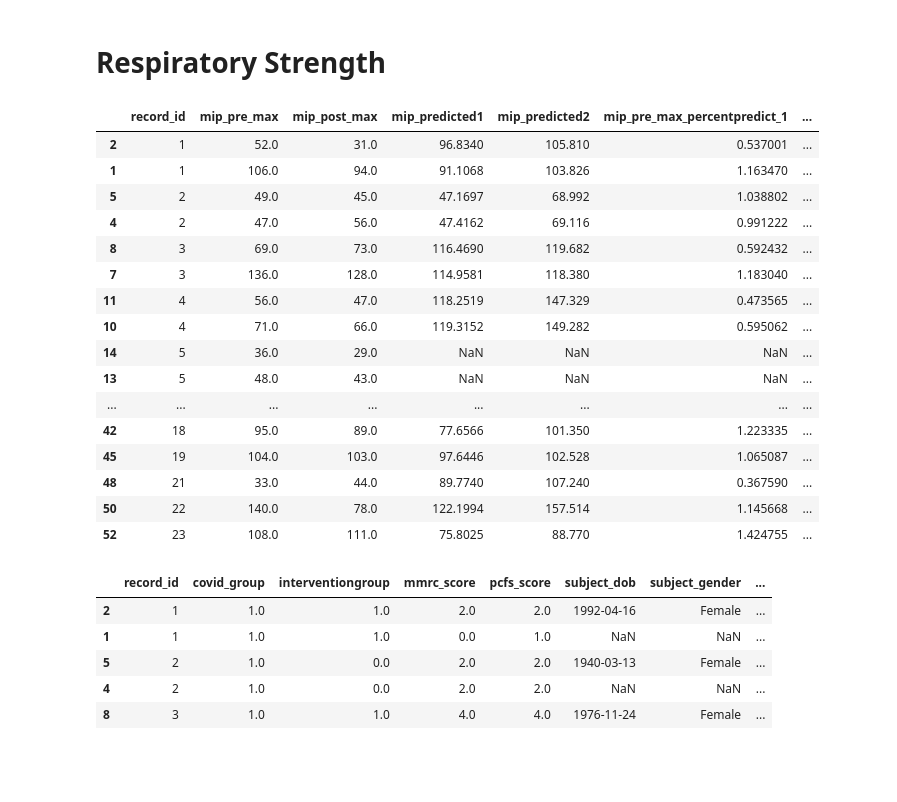
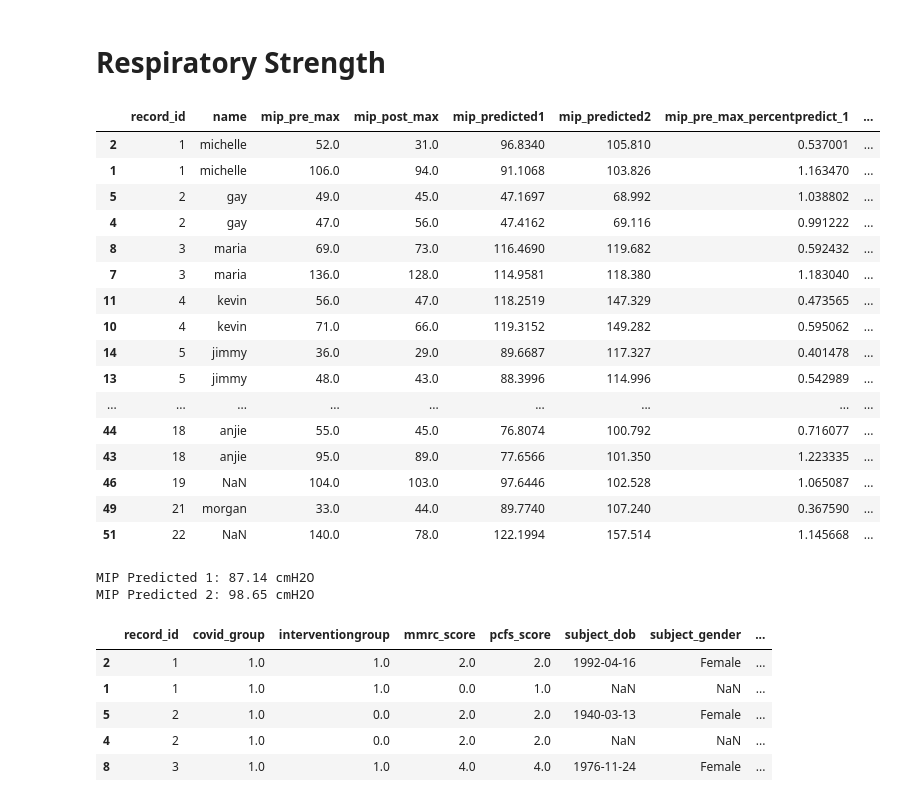
Before and after one commit to orthopedics20/longcovid, a Jupyter notebook: data-cleaning.ipynb, the cells around one changed output. Drawn from its saved outputs; the diff is of its cells as text; code cells hidden in the pictures; blank space fills up the shorter version.

```diff
--- a/data-cleaning.ipynb
+++ b/data-cleaning.ipynb
@@ -57,9 +57,14 @@ manual_interventiongroup = {
 }
 redcap['interventiongroup'] = redcap['record_id'].map(manual_interventiongroup).combine_first(redcap['interventiongroup'])
 
-# Temporarily set Covid_group = 1 for record_id 7
-redcap.loc[redcap['record_id'] == 7, 'covid_group'] = 1
-# NOTE: Remember to delete this after next RedCap download (FIX THIS)
+# Add the name mapping (from your previous request)
+name_mapping = {
+    1: 'michelle', 2: 'gay', 3: 'maria', 4: 'kevin', 5: 'jimmy',
+    6: 'blanca', 7: 'joyti', 8: 'mary', 9: 'monika', 10: 'carlos',
+    13: 'michael', 14: 'howard', 15: 'alyssa', 16: 'alice',
+    18: 'anjie', 21: 'morgan'
+}
+redcap['name'] = redcap['record_id'].map(name_mapping)
 
 # ---------------------------------------------------------------------------- #
 
@@ -145,30 +150,6 @@ def calculate_mip_predicted2(row):
 # Compute predicted values
 redcap['mip_predicted1'] = redcap.apply(calculate_mip_predicted1, axis=1)
 redcap['mip_predicted2'] = redcap.apply(calculate_mip_predicted2, axis=1)
-# %%
-
-# Check results
-redcap[['record_id', 'mip_pre_max', 'mip_post_max', 'mip_predicted1', 'mip_predicted2', 'mip_pre_max_percentpredict_1', 'mip_pre_max_percentpredict_2', 'mip_post_max_percentpredict_1', 'mip_post_max_percentpredict_2']].head(30)
-
-# Export results to a new CSV file
-# %% [output]
-|  | record_id | mip_pre_max | mip_post_max | mip_predicted1 | mip_predicted2 | mip_pre_max_percentpredict_1 | ... |
-| 2 | 1 | 52.0 | 31.0 | 96.8340 | 105.810 | 0.537001 | ... |
-| 1 | 1 | 106.0 | 94.0 | 91.1068 | 103.826 | 1.163470 | ... |
-| 5 | 2 | 49.0 | 45.0 | 47.1697 | 68.992 | 1.038802 | ... |
-| 4 | 2 | 47.0 | 56.0 | 47.4162 | 69.116 | 0.991222 | ... |
-| 8 | 3 | 69.0 | 73.0 | 116.4690 | 119.682 | 0.592432 | ... |
-| 7 | 3 | 136.0 | 128.0 | 114.9581 | 118.380 | 1.183040 | ... |
-| 11 | 4 | 56.0 | 47.0 | 118.2519 | 147.329 | 0.473565 | ... |
-| 10 | 4 | 71.0 | 66.0 | 119.3152 | 149.282 | 0.595062 | ... |
-| 14 | 5 | 36.0 | 29.0 | NaN | NaN | NaN | ... |
-| 13 | 5 | 48.0 | 43.0 | NaN | NaN | NaN | ... |
-| ... | ... | ... | ... | ... | ... | ... | ... |
-| 42 | 18 | 95.0 | 89.0 | 77.6566 | 101.350 | 1.223335 | ... |
-| 45 | 19 | 104.0 | 103.0 | 97.6446 | 102.528 | 1.065087 | ... |
-| 48 | 21 | 33.0 | 44.0 | 89.7740 | 107.240 | 0.367590 | ... |
-| 50 | 22 | 140.0 | 78.0 | 122.1994 | 157.514 | 1.145668 | ... |
-| 52 | 23 | 108.0 | 111.0 | 75.8025 | 88.770 | 1.424755 | ... |
 # %%
 # Define measures and suffixes
 measures = ['mip', 'fit', 'smip', 'pif', 'sindex', 'volume']
@@ -225,6 +206,45 @@ for suffix in suffixes:
                 redcap[percentpredict_col] = redcap[measure_col] / redcap[pred_col]
             else:
                 print(f"⚠️ Warning: Missing columns for {measure_col} or {pred_col}")
+# %%
+redcap[['record_id', 'name', 'mip_pre_max', 'mip_post_max', 'mip_predicted1', 'mip_predicted2', 'mip_pre_max_percentpredict_1', 'mip_pre_max_percentpredict_2', 'mip_post_max_percentpredict_1', 'mip_post_max_percentpredict_2']].head(30)
+# %% [output]
+|  | record_id | name | mip_pre_max | mip_post_max | mip_predicted1 | mip_predicted2 | mip_pre_max_percentpredict_1 | ... |
+| 2 | 1 | michelle | 52.0 | 31.0 | 96.8340 | 105.810 | 0.537001 | ... |
+| 1 | 1 | michelle | 106.0 | 94.0 | 91.1068 | 103.826 | 1.163470 | ... |
+| 5 | 2 | gay | 49.0 | 45.0 | 47.1697 | 68.992 | 1.038802 | ... |
+| 4 | 2 | gay | 47.0 | 56.0 | 47.4162 | 69.116 | 0.991222 | ... |
+| 8 | 3 | maria | 69.0 | 73.0 | 116.4690 | 119.682 | 0.592432 | ... |
+| 7 | 3 | maria | 136.0 | 128.0 | 114.9581 | 118.380 | 1.183040 | ... |
+| 11 | 4 | kevin | 56.0 | 47.0 | 118.2519 | 147.329 | 0.473565 | ... |
+| 10 | 4 | kevin | 71.0 | 66.0 | 119.3152 | 149.282 | 0.595062 | ... |
+| 14 | 5 | jimmy | 36.0 | 29.0 | 89.6687 | 117.327 | 0.401478 | ... |
+| 13 | 5 | jimmy | 48.0 | 43.0 | 88.3996 | 114.996 | 0.542989 | ... |
+| ... | ... | ... | ... | ... | ... | ... | ... | ... |
+| 44 | 18 | anjie | 55.0 | 45.0 | 76.8074 | 100.792 | 0.716077 | ... |
+| 43 | 18 | anjie | 95.0 | 89.0 | 77.6566 | 101.350 | 1.223335 | ... |
+| 46 | 19 | NaN | 104.0 | 103.0 | 97.6446 | 102.528 | 1.065087 | ... |
+| 49 | 21 | morgan | 33.0 | 44.0 | 89.7740 | 107.240 | 0.367590 | ... |
+| 51 | 22 | NaN | 140.0 | 78.0 | 122.1994 | 157.514 | 1.145668 | ... |
+# %%
+# Test W
+test_row = {
+    'data_age': 31,
+    'subject_female': 1,
+    'data_kilograms': 63.5,
+    'data_centimeters': 157.5
+}
+
+# Assuming you've already defined calculate_mip_predicted1 and calculate_mip_predicted2 as above:
+
+predicted1 = calculate_mip_predicted1(test_row)
+predicted2 = calculate_mip_predicted2(test_row)
+
+print(f"MIP Predicted 1: {predicted1:.2f} cmH2O")
+print(f"MIP Predicted 2: {predicted2:.2f} cmH2O")
+# %% [output]
+MIP Predicted 1: 87.14 cmH2O
+MIP Predicted 2: 98.65 cmH2O
 # %%
 redcap.head()
 # %% [output]
```
Also changed, not shown: 5 other files.
